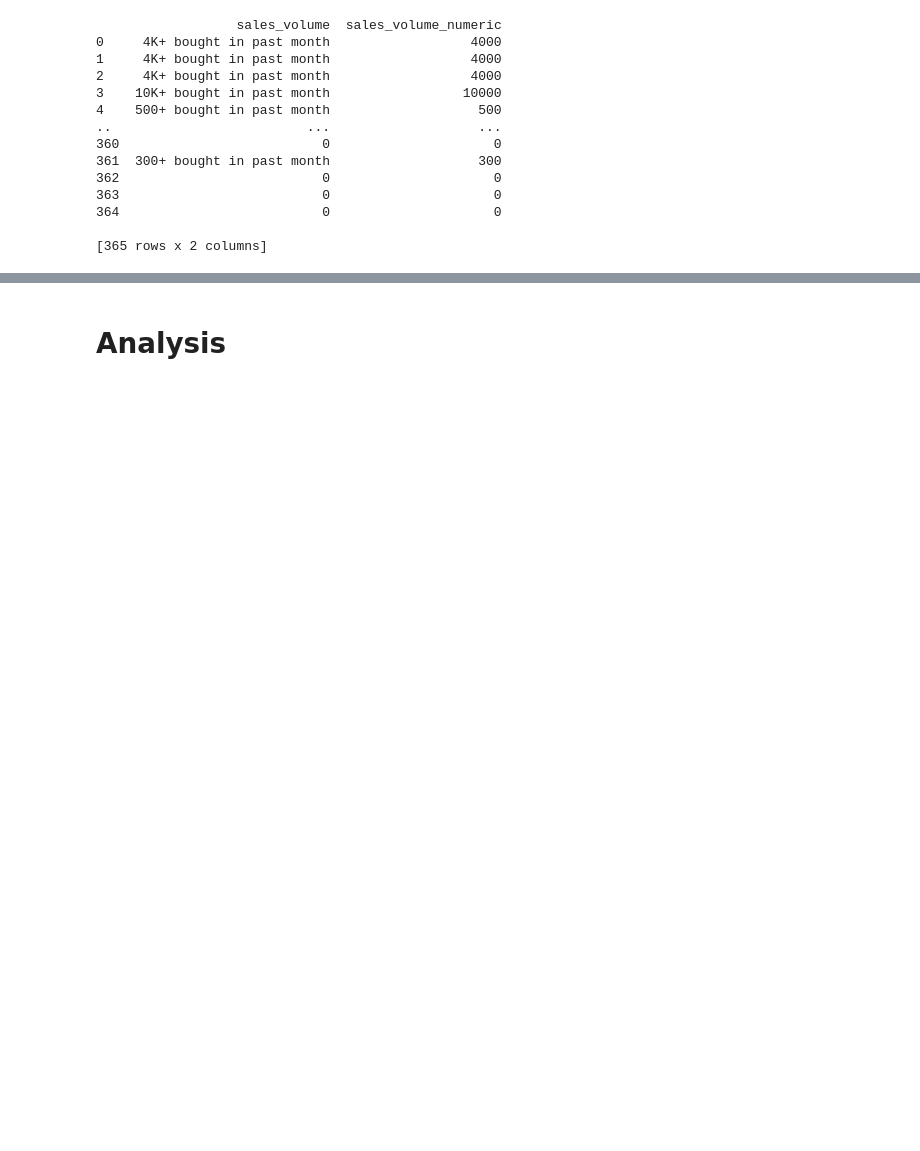
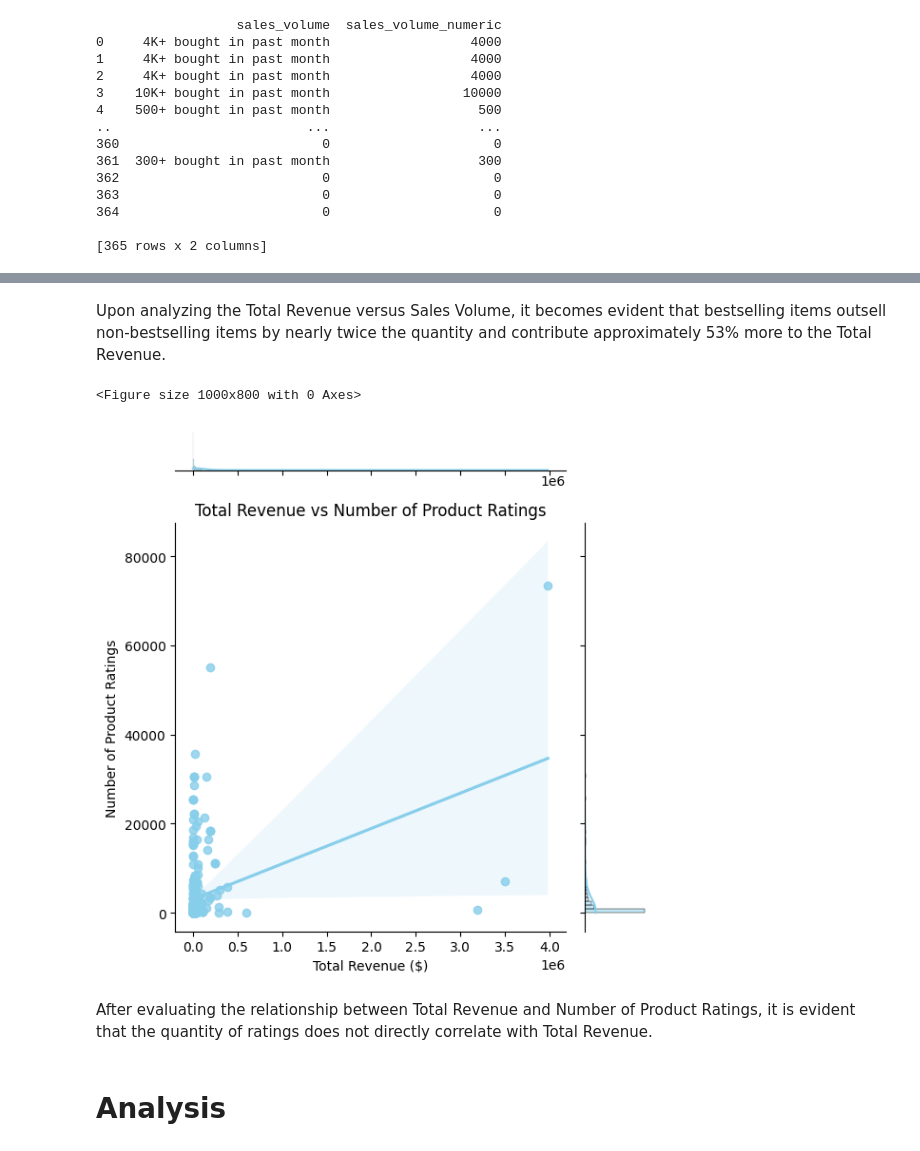
Before and after one commit to Amer4r/amazon_product_reviews_ML, a Jupyter notebook: sales_volume.ipynb, the cells around one changed output, grey strips where cells are left out. Saved outputs shown, nothing was run; the diff lists cells and outputs as text; code cells hidden in the pictures; blank space fills up the shorter version.

```diff
--- a/sales_volume.ipynb
+++ b/sales_volume.ipynb
@@ -82,2 +111,21 @@ df_sorted.head()
+# %% [markdown]
+Upon analyzing the Total Revenue versus Sales Volume, it becomes evident that bestselling items outsell non-bestselling items by nearly twice the quantity and contribute approximately 53% more to the Total Revenue.
+# %%
+# Plotting
+plt.figure(figsize = (10, 8))
+sns.jointplot(x = "total_revenue", y = "product_num_ratings", data = df_sorted, kind = "reg", color = "skyblue")
+plt.xlabel("Total Revenue ($)")
+plt.ylabel("Number of Product Ratings")
+plt.title("Total Revenue vs Number of Product Ratings")
+
+plt.tight_layout()
+
+# Display the plot
+plt.show()
+# %% [output]
+<Figure size 1000x800 with 0 Axes>
+[figure, added]
+# %% [markdown]
+After evaluating the relationship between Total Revenue and Number of Product Ratings, it is evident that the quantity of ratings does not directly correlate with Total Revenue.
 # %% [markdown]
 # Analysis
```
Also changed, not shown: parts of 3 cells of this notebook, 1 other file.
